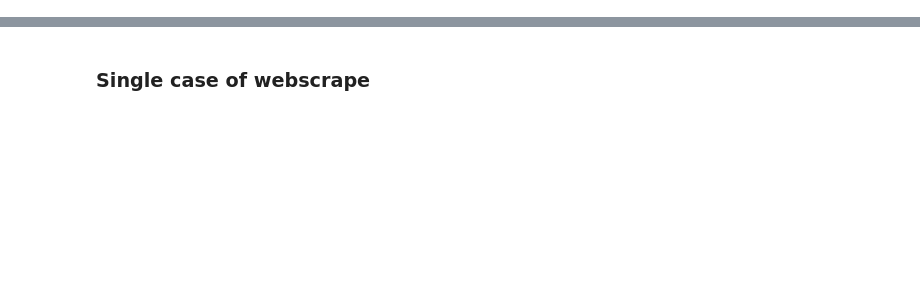
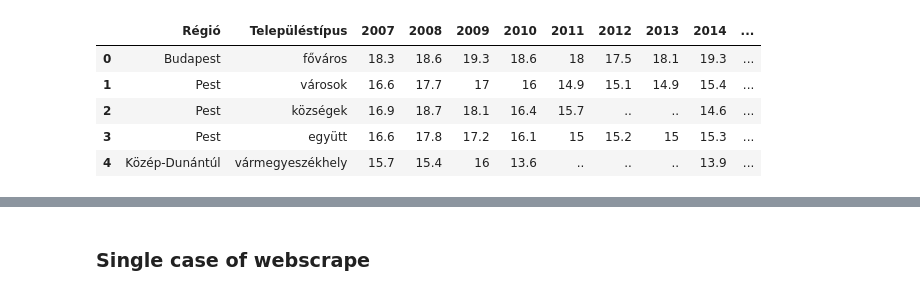
Before and after one commit to BognarAndras/corvinus_ds_ws, a Jupyter notebook: data_engineering.ipynb, the cells around one changed output, grey strips where cells are left out. Saved outputs shown, nothing was run; the diff lists cells and outputs as text; code cells hidden in the pictures; blank space fills up the shorter version.

```diff
--- a/data_engineering.ipynb
+++ b/data_engineering.ipynb
@@ -4,0 +100,14 @@
+# %%
+
+
+url = "https://github.com/BognarAndras/corvinus_ds_ws/raw/refs/heads/main/stadat-lak0024-18.1.2.8-hu.xlsx"
+ksh_avg_home_price_df = pd.read_excel(url, sheet_name='18.1.2.8.')  # 0 means first sheet
+
+ksh_avg_home_price_df.head()
+# %% [output]
+|  | Régió | Településtípus | 2007 | 2008 | 2009 | 2010 | 2011 | 2012 | 2013 | 2014 | ... |
+| 0 | Budapest | főváros | 18.3 | 18.6 | 19.3 | 18.6 | 18 | 17.5 | 18.1 | 19.3 | ... |
+| 1 | Pest | városok | 16.6 | 17.7 | 17 | 16 | 14.9 | 15.1 | 14.9 | 15.4 | ... |
+| 2 | Pest | községek | 16.9 | 18.7 | 18.1 | 16.4 | 15.7 | .. | .. | 14.6 | ... |
+| 3 | Pest | együtt | 16.6 | 17.8 | 17.2 | 16.1 | 15 | 15.2 | 15 | 15.3 | ... |
+| 4 | Közép-Dunántúl | vármegyeszékhely | 15.7 | 15.4 | 16 | 13.6 | .. | .. | .. | 13.9 | ... |
```
Also changed, not shown: parts of 58 cells of this notebook.
